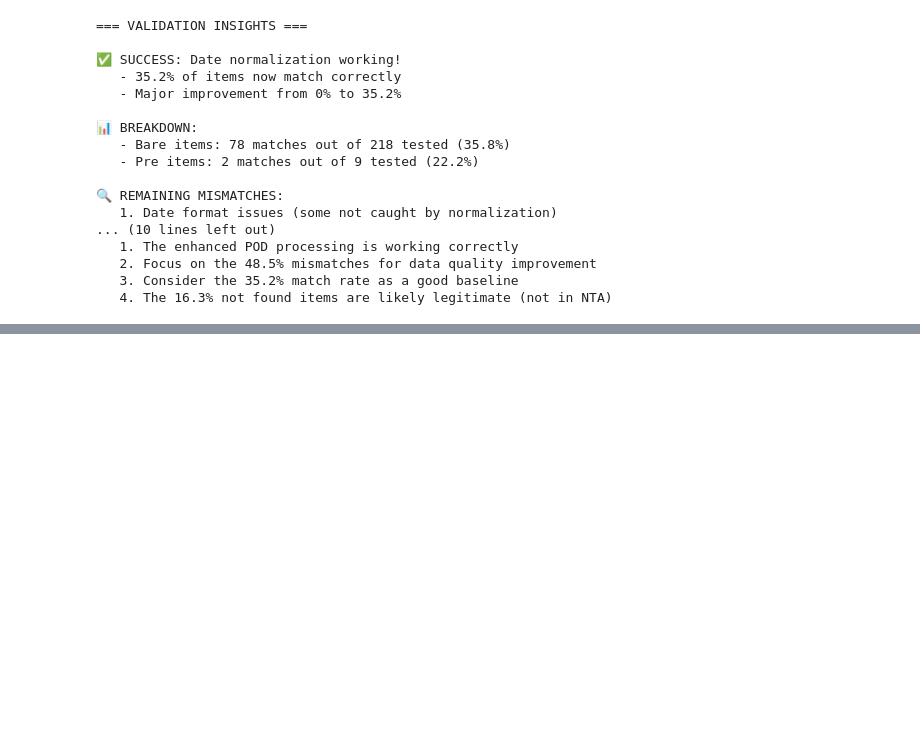
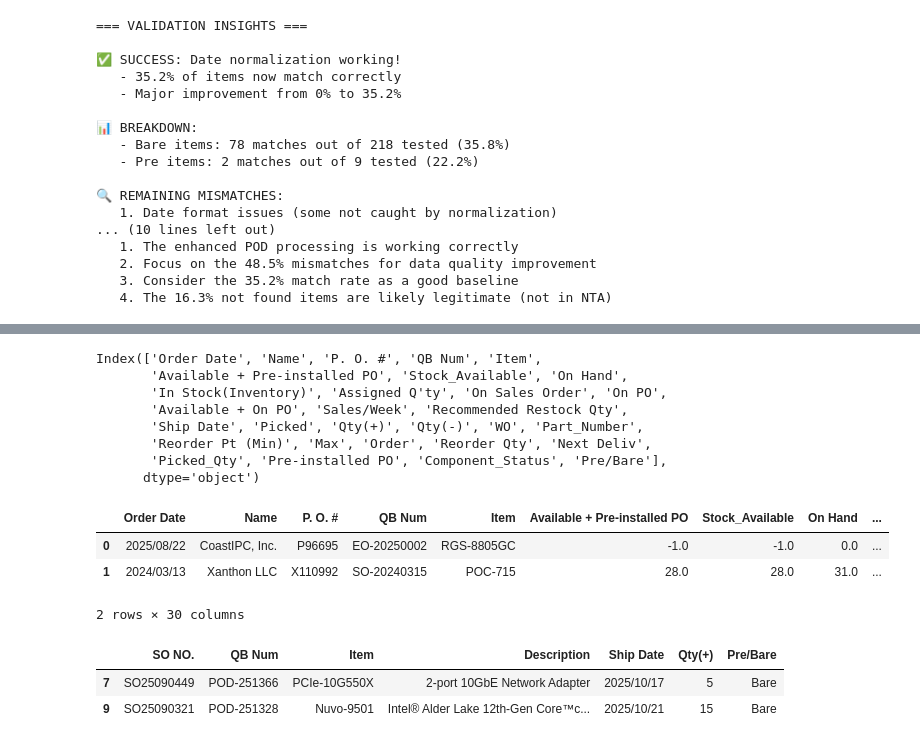
Before and after one commit to playoung2818/POD_NAV, a Jupyter notebook: POD_NAV(ZC).ipynb, the cells around one changed output, grey strips where cells are left out. Drawn from its saved outputs; the diff is of its cells as text; code cells hidden in the pictures; blank space fills up the shorter version.

```diff
--- a/POD_NAV(ZC).ipynb
+++ b/POD_NAV(ZC).ipynb
@@ -1058,0 +921,22 @@ SystemExit: 1
+# %%
+print(SO_INV.columns)
+SO_INV.head(2)
+# %% [output]
+Index(['Order Date', 'Name', 'P. O. #', 'QB Num', 'Item',
+       'Available + Pre-installed PO', 'Stock_Available', 'On Hand',
+       'In Stock(Inventory)', 'Assigned Q'ty', 'On Sales Order', 'On PO',
+       'Available + On PO', 'Sales/Week', 'Recommended Restock Qty',
+       'Ship Date', 'Picked', 'Qty(+)', 'Qty(-)', 'WO', 'Part_Number',
+       'Reorder Pt (Min)', 'Max', 'Order', 'Reorder Qty', 'Next Deliv',
+       'Picked_Qty', 'Pre-installed PO', 'Component_Status', 'Pre/Bare'],
+      dtype='object')
+|  | Order Date | Name | P. O. # | QB Num | Item | Available + Pre-installed PO | Stock_Available | On Hand | ... |
+| 0 | 2025/08/22 | CoastIPC, Inc. | P96695 | EO-20250002 | RGS-8805GC | -1.0 | -1.0 | 0.0 | ... |
+| 1 | 2024/03/13 | Xanthon LLC | X110992 | SO-20240315 | POC-715 | 28.0 | 28.0 | 31.0 | ... |
+2 rows × 30 columns
+# %%
+NAV.head(2)
+# %% [output]
+|  | SO NO. | QB Num | Item | Description | Ship Date | Qty(+) | Pre/Bare |
+| 7 | SO25090449 | POD-251366 | PCIe-10G550X | 2-port 10GbE Network Adapter | 2025/10/17 | 5 | Bare |
+| 9 | SO25090321 | POD-251328 | Nuvo-9501 | Intel® Alder Lake 12th-Gen Core™c... | 2025/10/21 | 15 | Bare |
```
Also changed, not shown: parts of 6 cells of this notebook, 4 other files.
